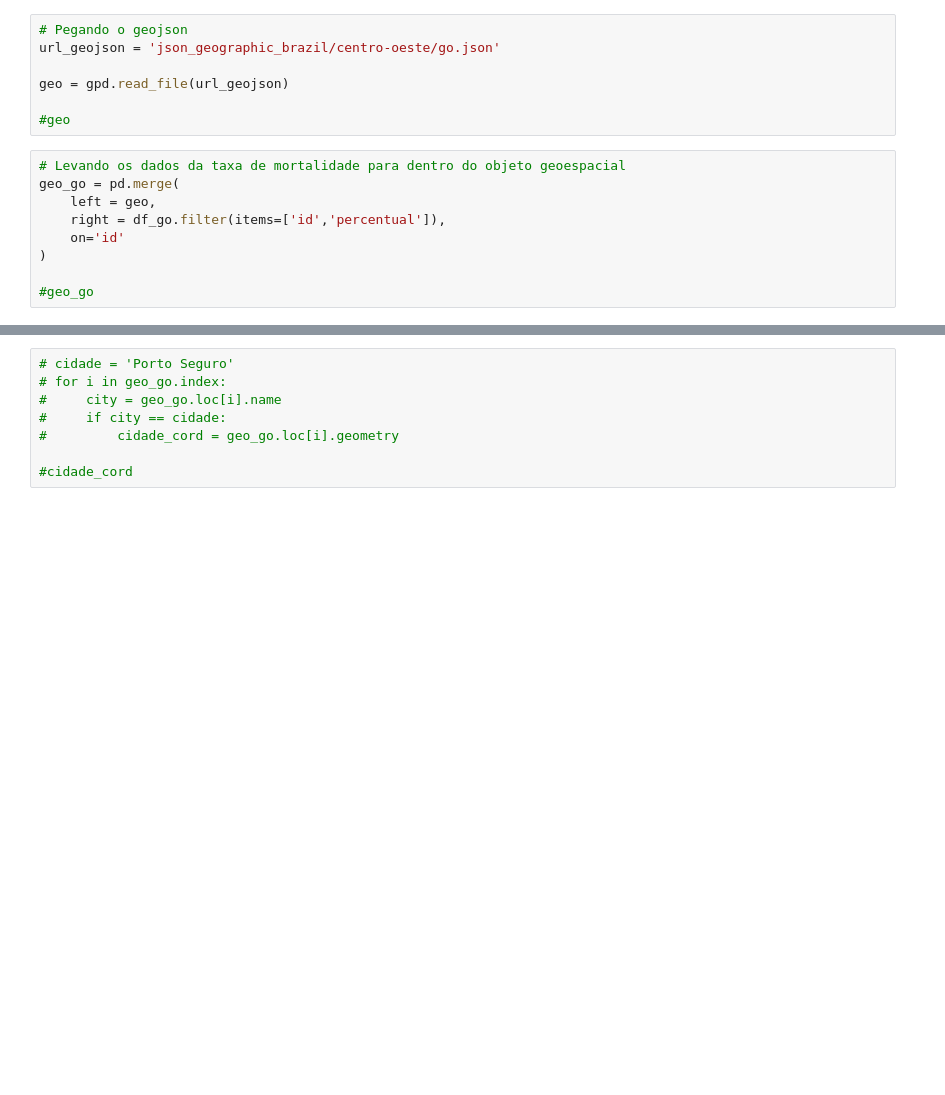
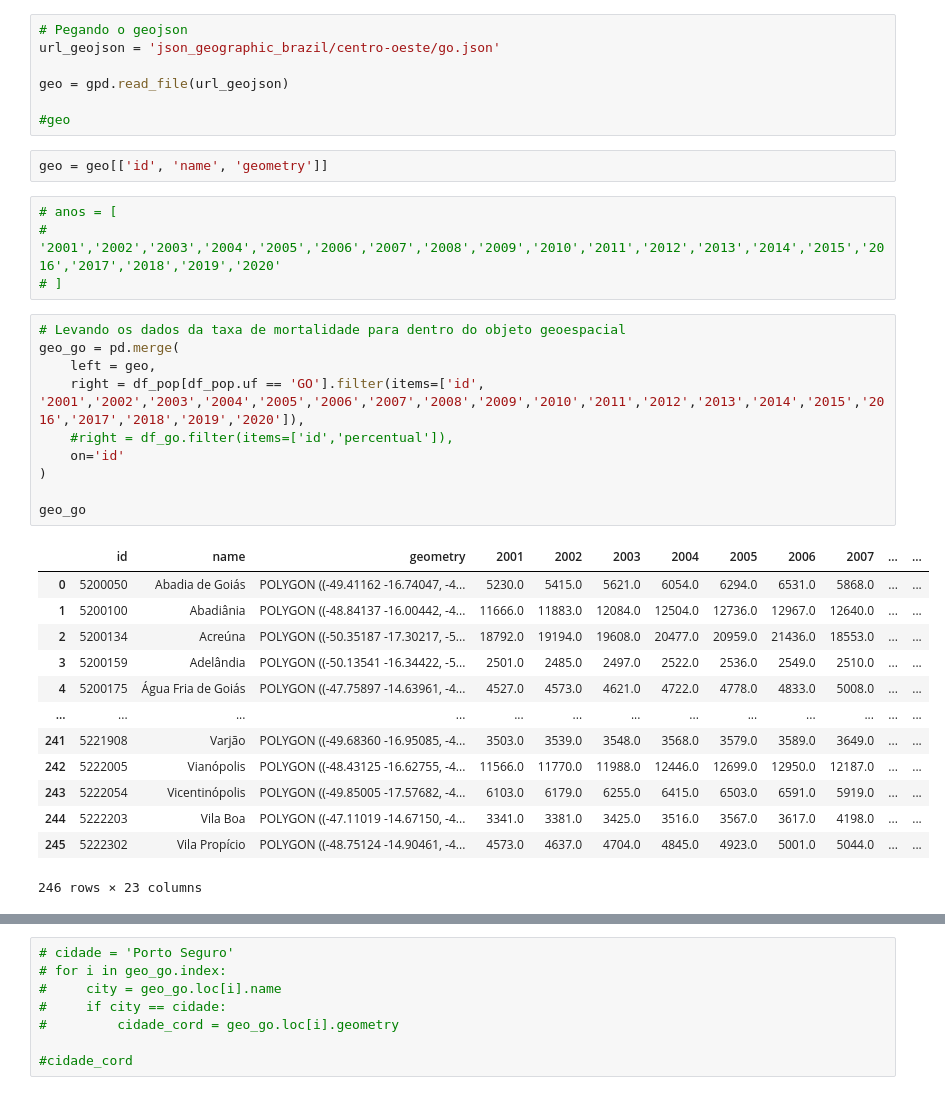
Before and after one commit to bessasjr/analise_populacao_municipios, a Jupyter notebook: folium.ipynb, the cells around one changed output, grey strips where cells are left out. Cells and saved outputs as stored; diff of their text form; blank space fills up the shorter version.

```diff
--- a/folium.ipynb
+++ b/folium.ipynb
@@ -212,12 +228,33 @@ url_geojson = 'json_geographic_brazil/centro-oeste/go.json'
 geo = gpd.read_file(url_geojson)
 
 #geo
+# %%
+geo = geo[['id', 'name', 'geometry']]
+# %%
+# anos = [
+# '2001','2002','2003','2004','2005','2006','2007','2008','2009','2010','2011','2012','2013','2014','2015','2016','2017','2018','2019','2020'
+# ]
 # %%
 # Levando os dados da taxa de mortalidade para dentro do objeto geoespacial
 geo_go = pd.merge(
     left = geo,
-    right = df_go.filter(items=['id','percentual']),
+    right = df_pop[df_pop.uf == 'GO'].filter(items=['id', '2001','2002','2003','2004','2005','2006','2007','2008','2009','2010','2011','2012','2013','2014','2015','2016','2017','2018','2019','2020']),
+    #right = df_go.filter(items=['id','percentual']),
     on='id'
 )
 
-#geo_go
+geo_go
+# %% [output]
+|  | id | name | geometry | 2001 | 2002 | 2003 | 2004 | 2005 | 2006 | 2007 | ... | ... |
+| 0 | 5200050 | Abadia de Goiás | POLYGON ((-49.41162 -16.74047, -4... | 5230.0 | 5415.0 | 5621.0 | 6054.0 | 6294.0 | 6531.0 | 5868.0 | ... | ... |
+| 1 | 5200100 | Abadiânia | POLYGON ((-48.84137 -16.00442, -4... | 11666.0 | 11883.0 | 12084.0 | 12504.0 | 12736.0 | 12967.0 | 12640.0 | ... | ... |
+| 2 | 5200134 | Acreúna | POLYGON ((-50.35187 -17.30217, -5... | 18792.0 | 19194.0 | 19608.0 | 20477.0 | 20959.0 | 21436.0 | 18553.0 | ... | ... |
+| 3 | 5200159 | Adelândia | POLYGON ((-50.13541 -16.34422, -5... | 2501.0 | 2485.0 | 2497.0 | 2522.0 | 2536.0 | 2549.0 | 2510.0 | ... | ... |
+| 4 | 5200175 | Água Fria de Goiás | POLYGON ((-47.75897 -14.63961, -4... | 4527.0 | 4573.0 | 4621.0 | 4722.0 | 4778.0 | 4833.0 | 5008.0 | ... | ... |
+| ... | ... | ... | ... | ... | ... | ... | ... | ... | ... | ... | ... | ... |
+| 241 | 5221908 | Varjão | POLYGON ((-49.68360 -16.95085, -4... | 3503.0 | 3539.0 | 3548.0 | 3568.0 | 3579.0 | 3589.0 | 3649.0 | ... | ... |
+| 242 | 5222005 | Vianópolis | POLYGON ((-48.43125 -16.62755, -4... | 11566.0 | 11770.0 | 11988.0 | 12446.0 | 12699.0 | 12950.0 | 12187.0 | ... | ... |
+| 243 | 5222054 | Vicentinópolis | POLYGON ((-49.85005 -17.57682, -4... | 6103.0 | 6179.0 | 6255.0 | 6415.0 | 6503.0 | 6591.0 | 5919.0 | ... | ... |
+| 244 | 5222203 | Vila Boa | POLYGON ((-47.11019 -14.67150, -4... | 3341.0 | 3381.0 | 3425.0 | 3516.0 | 3567.0 | 3617.0 | 4198.0 | ... | ... |
+| 245 | 5222302 | Vila Propício | POLYGON ((-48.75124 -14.90461, -4... | 4573.0 | 4637.0 | 4704.0 | 4845.0 | 4923.0 | 5001.0 | 5044.0 | ... | ... |
+246 rows × 23 columns
```
Also changed, not shown: parts of 6 cells of this notebook.
